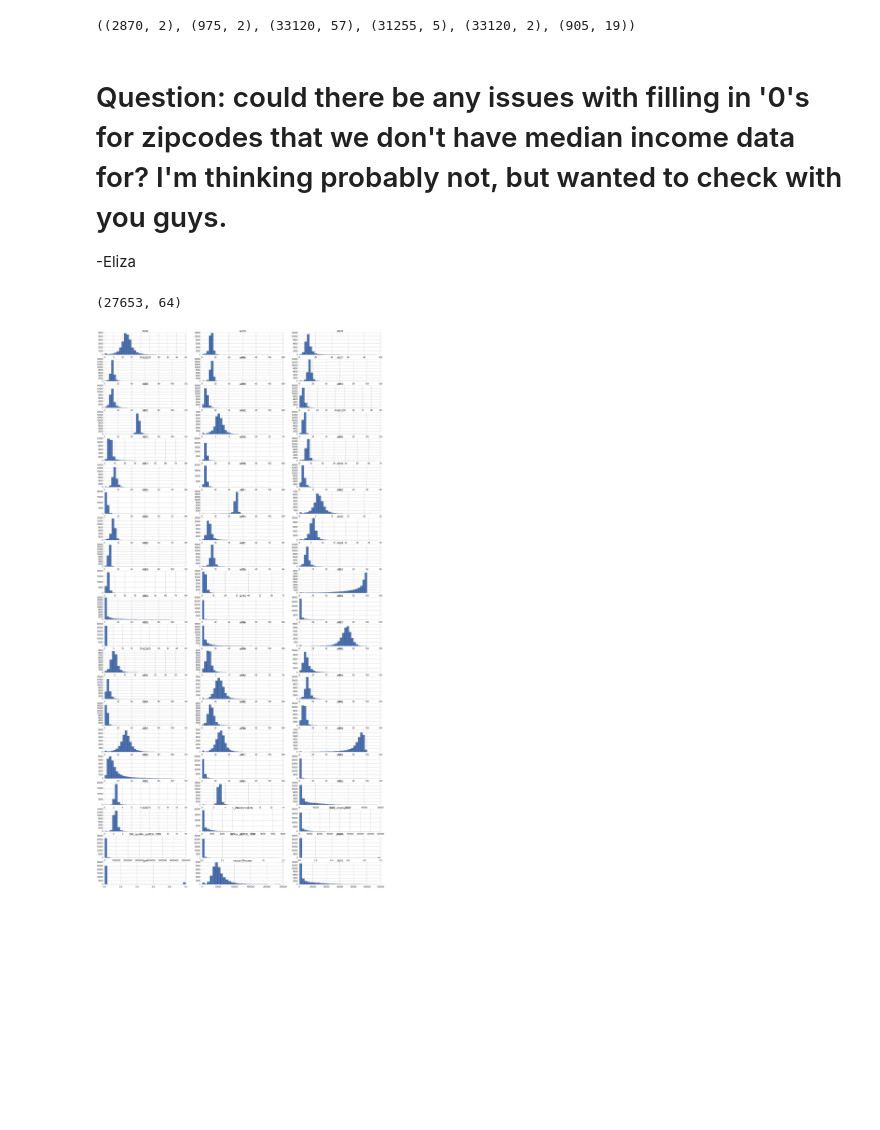
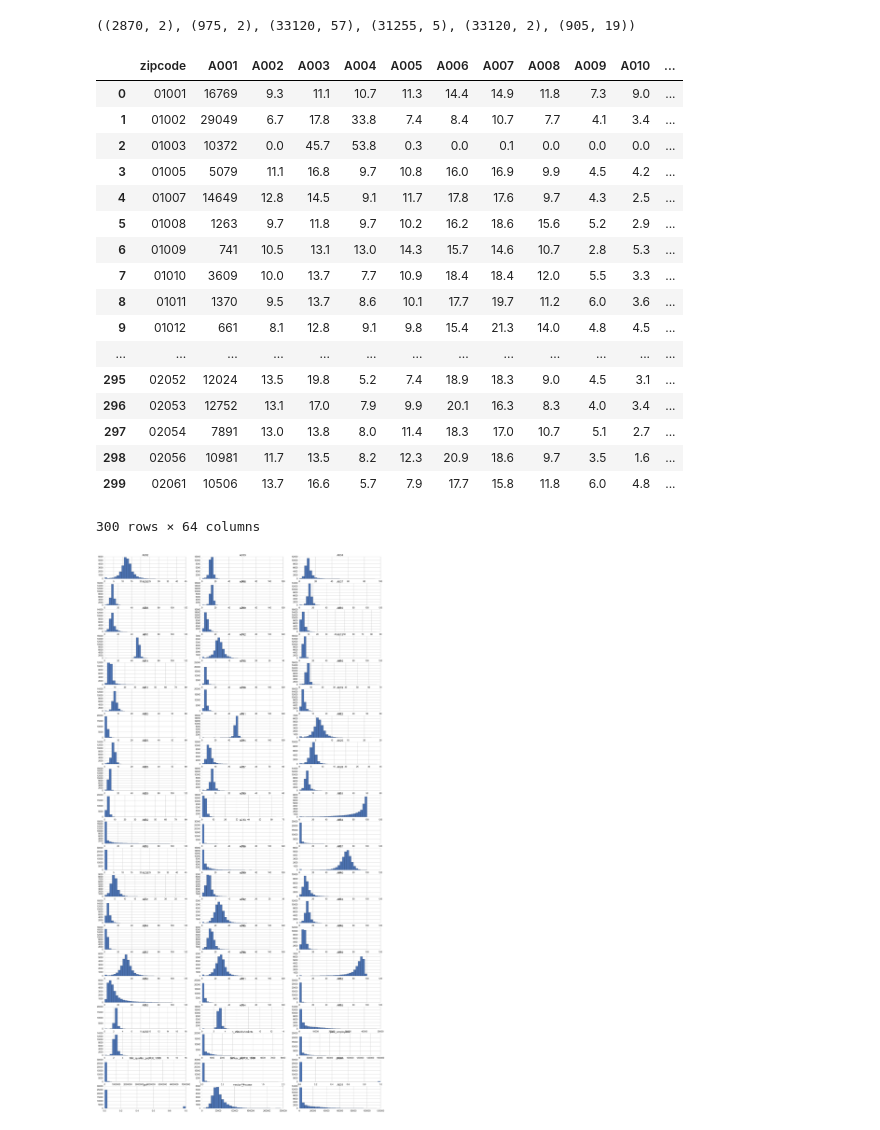
Before and after one commit to austinwu0/cs109-final-project, a Jupyter notebook: oldfiles/normalize_transform_features.ipynb, the cells around one changed output. Cells and saved outputs as stored; diff of their text form; code cells hidden in the pictures; blank space fills up the shorter version.

```diff
--- a/oldfiles/normalize_transform_features.ipynb
+++ b/oldfiles/normalize_transform_features.ipynb
@@ -63,10 +63,6 @@ income.head(3)
 jail.shape, prison.shape, demographics.shape, bus_patterns.shape, income.shape, yelp.shape
 # %% [output]
 ((2870, 2), (975, 2), (33120, 57), (31255, 5), (33120, 2), (905, 19))
-# %% [markdown]
-# Question: could there be any issues with filling in '0's for zipcodes that we don't have median income data for?  I'm thinking probably not, but wanted to check with you guys.
-
--Eliza
 # %%
 # merge all features into single data frame
 all_features = demographics.merge(bus_patterns, how='inner', on='zipcode').fillna(0)
@@ -76,7 +75,24 @@ all_features = all_features.merge(income, how='left', on='zipcode').fillna(0)
-# %%
-all_features.shape
-# %% [output]
-(27653, 64)
+# %%
+all_features.head(300)
+# %% [output]
+|  | zipcode | A001 | A002 | A003 | A004 | A005 | A006 | A007 | A008 | A009 | A010 | ... |
+| 0 | 01001 | 16769 | 9.3 | 11.1 | 10.7 | 11.3 | 14.4 | 14.9 | 11.8 | 7.3 | 9.0 | ... |
+| 1 | 01002 | 29049 | 6.7 | 17.8 | 33.8 | 7.4 | 8.4 | 10.7 | 7.7 | 4.1 | 3.4 | ... |
+| 2 | 01003 | 10372 | 0.0 | 45.7 | 53.8 | 0.3 | 0.0 | 0.1 | 0.0 | 0.0 | 0.0 | ... |
+| 3 | 01005 | 5079 | 11.1 | 16.8 | 9.7 | 10.8 | 16.0 | 16.9 | 9.9 | 4.5 | 4.2 | ... |
+| 4 | 01007 | 14649 | 12.8 | 14.5 | 9.1 | 11.7 | 17.8 | 17.6 | 9.7 | 4.3 | 2.5 | ... |
+| 5 | 01008 | 1263 | 9.7 | 11.8 | 9.7 | 10.2 | 16.2 | 18.6 | 15.6 | 5.2 | 2.9 | ... |
+| 6 | 01009 | 741 | 10.5 | 13.1 | 13.0 | 14.3 | 15.7 | 14.6 | 10.7 | 2.8 | 5.3 | ... |
+| 7 | 01010 | 3609 | 10.0 | 13.7 | 7.7 | 10.9 | 18.4 | 18.4 | 12.0 | 5.5 | 3.3 | ... |
+| 8 | 01011 | 1370 | 9.5 | 13.7 | 8.6 | 10.1 | 17.7 | 19.7 | 11.2 | 6.0 | 3.6 | ... |
+| 9 | 01012 | 661 | 8.1 | 12.8 | 9.1 | 9.8 | 15.4 | 21.3 | 14.0 | 4.8 | 4.5 | ... |
+| ... | ... | ... | ... | ... | ... | ... | ... | ... | ... | ... | ... | ... |
+| 295 | 02052 | 12024 | 13.5 | 19.8 | 5.2 | 7.4 | 18.9 | 18.3 | 9.0 | 4.5 | 3.1 | ... |
+| 296 | 02053 | 12752 | 13.1 | 17.0 | 7.9 | 9.9 | 20.1 | 16.3 | 8.3 | 4.0 | 3.4 | ... |
+| 297 | 02054 | 7891 | 13.0 | 13.8 | 8.0 | 11.4 | 18.3 | 17.0 | 10.7 | 5.1 | 2.7 | ... |
+| 298 | 02056 | 10981 | 11.7 | 13.5 | 8.2 | 12.3 | 20.9 | 18.6 | 9.7 | 3.5 | 1.6 | ... |
+| 299 | 02061 | 10506 | 13.7 | 16.6 | 5.7 | 7.9 | 17.7 | 15.8 | 11.8 | 6.0 | 4.8 | ... |
+300 rows × 64 columns
 # %%
 zipCodeStrings = all_features.zipcode
 all_features = all_features.astype('float')
```
Also changed, not shown: parts of 7 cells of this notebook, 4 other files.
